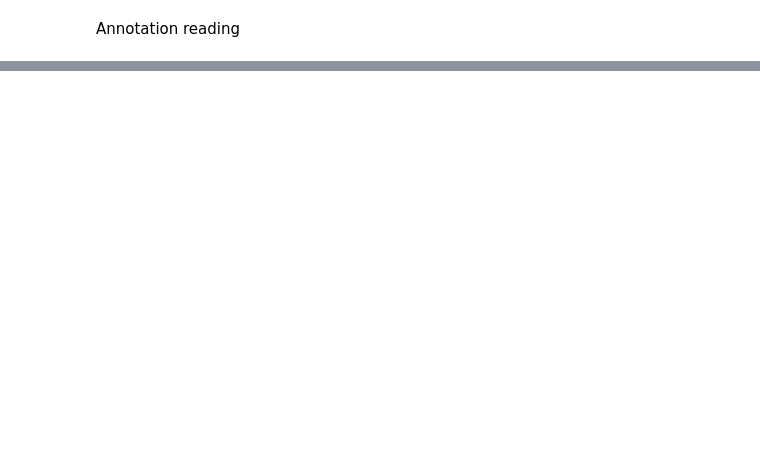
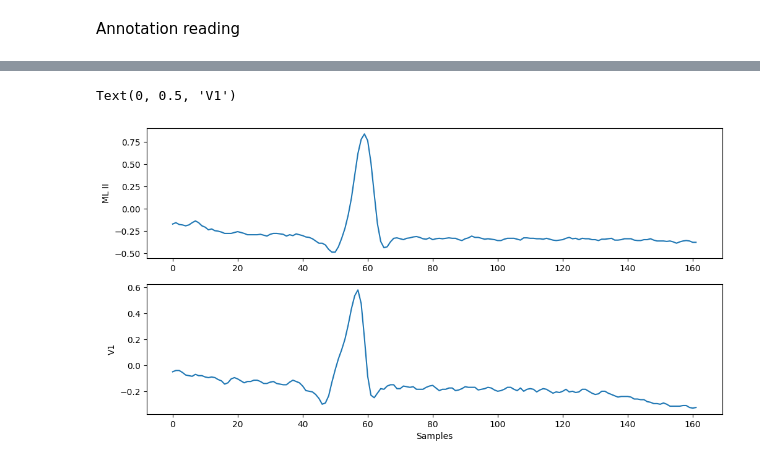
Before and after one commit to MarinBareza/ArrhythmiaDetection, a Jupyter notebook: ArrhythmiaDetection.ipynb, the cells around one changed output, grey strips where cells are left out. Cells and saved outputs as stored; diff of their text form; code cells hidden in the pictures; blank space fills up the shorter version.

Commit message:
Create slices from the records.

```diff
--- a/ArrhythmiaDetection.ipynb
+++ b/ArrhythmiaDetection.ipynb
@@ -44,17 +7,0 @@ Text(0, 0.5, 'Lead II')
-# %%
-num_male_records = 0
-num_female_records = 0
-age = []
-for record_name in range(100, 235):
-    try:
-        record = wfdb.rdrecord(f'mit-bih-arrhythmia-database-1.0.0/{record_name}')
-    except FileNotFoundError:
-        print(f'\033[90mNo such record: {record_name}\033[0m')
-    record_info = record.comments[0]
-    age.append(int(record_info[0:2]))
-    if ' M ' in record_info:
-        num_male_records += 1
-    else:
-        num_female_records += 1
-
-age = [i for i in age if i != -1]
@@ -282,0 +10,56 @@ Record 219: (650000, 2)samples (=1805.556s)
+# %%
+dbdir = 'mit-bih-arrhythmia-database-1.0.0'
+
+if not os.path.isdir(dbdir):
+    logging.error('Please replace dbdir with the db direcotry')
+    raise FileNotFoundError(dbdir)
+
+symbol_durations = []
+avg_symbol_duration = 0
+slices = []
+
+for _ in range(100, 220):
+    try:
+        record = wfdb.rdrecord('{}/{}'.format(dbdir, _))
+        annotation = wfdb.rdann('{}/{}'.format(dbdir, _), 'atr')
+    except FileNotFoundError:
+        continue
+
+    fs = annotation.fs
+    # annotation.symbol contains annotations (N for normal, V for ventricular etc..., see doc
+    # annotation.sample contains the samples of annotations
+    timestamp_symbol_tuples = [(i / fs, s) for i, s in zip(annotation.sample[:20], annotation.symbol[:20])]
+
+    # 9s (3240 samples) around each symbol
+    slice_padding = int(0.9 * fs / 2)
+    for t, s in timestamp_symbol_tuples:
+        symbol_index = int(t * fs)
+        slices.append((s, record.p_signal[(symbol_index - slice_padding if symbol_index > slice_padding else symbol_index - 0):(symbol_index + slice_padding)]))
+
+    # print('Record {}: {}samples (={:.3f}s)'.format(_, record.p_signal.shape, len(record.p_signal) / fs))
+    # print(' '.join('{:3.1f}:{}'.format(i, s) for i, s in timestamp_symbol_tuples))
+    symbol_durations.extend([(timestamp_symbol_tuples[j][0] - timestamp_symbol_tuples[j - 1][0]) for j in range(1, len(timestamp_symbol_tuples))])
+
+# plt.hist(symbol_durations)
+#plt.title('Distribution of Symbol Durations')
+#plt.xlabel('Duration')
+#plt.ylabel('Frequency')
+# plt.show()
+
+# Based on this I propose slices to be 0.9s long to capture all the needed information
+# print('Average duration: {}'.format(round(np.average(symbol_durations), 3)))
+# print('Median duration: {}'.format(round(np.median(symbol_durations), 3)))
+# print('Standard deviation of duration: {}'.format(round(np.std(symbol_durations), 3)))
+
+fig, ax = plt.subplots(nrows=2, figsize=(12, 6))
+MLII = slices[0][1][:, 0]
+V1 = slices[0][1][:, 1]
+
+ax[0].plot(MLII)
+ax[1].plot(V1)
+ax[0].set_ylabel('ML II')
+ax[1].set_xlabel('Samples')
+ax[1].set_ylabel('V1')
+# %% [output]
+Text(0, 0.5, 'V1')
+[figure, added]
```
Also changed, not shown: parts of 14 cells of this notebook.
